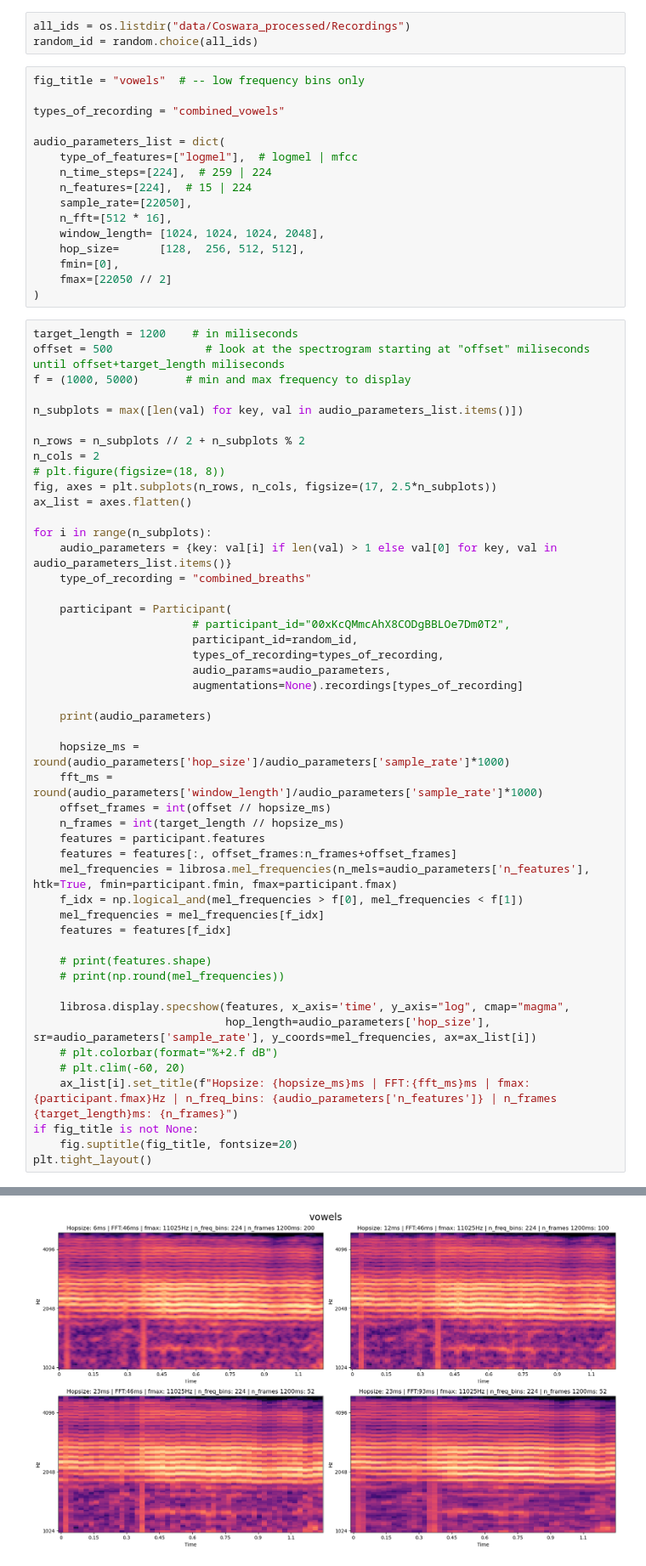
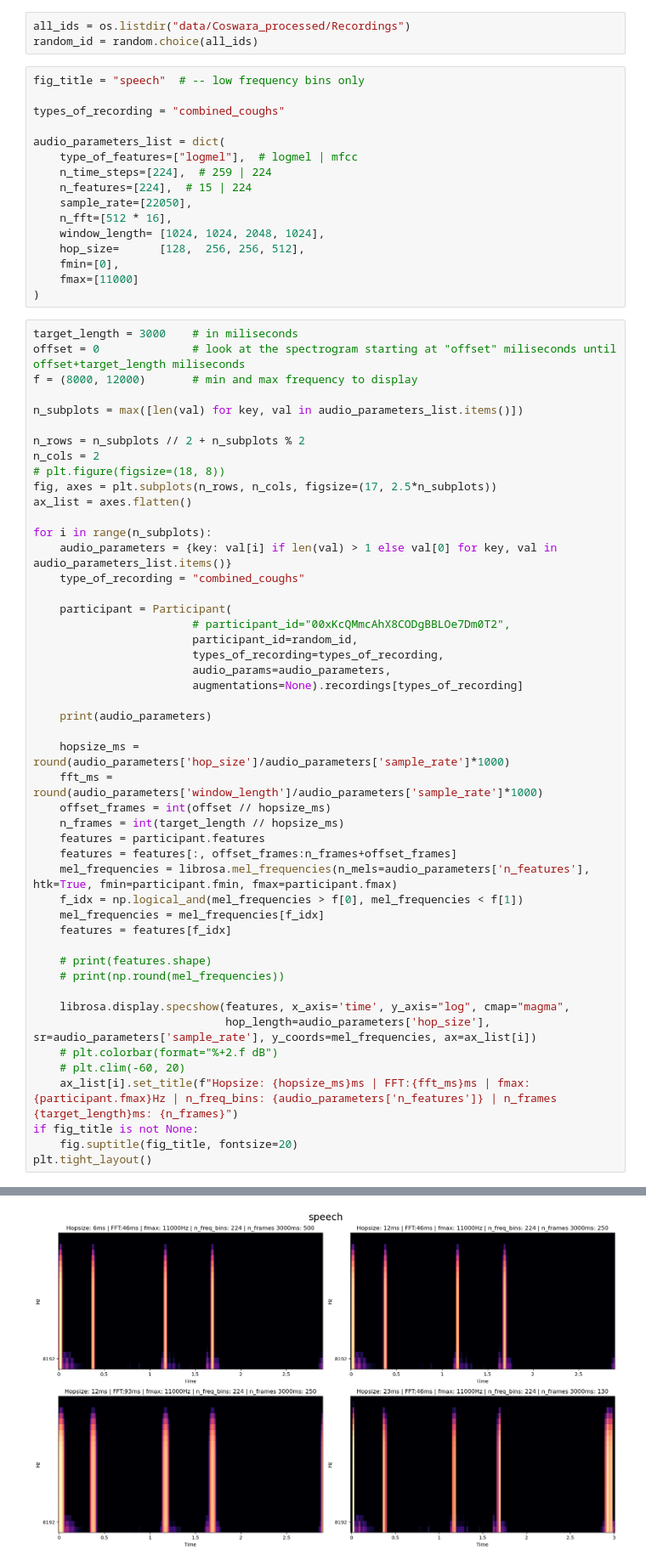
Before and after one commit to MichaelReiter94/acoustic_covid_detection, a Jupyter notebook: python/Jupyter_Notebooks/frequency and time resolution analysis.ipynb, the cells around one changed output, grey strips where cells are left out. Shown at 85% size. Cells and saved outputs as stored; diff of their text form.

```diff
--- a/python/Jupyter_Notebooks/frequency and time resolution analysis.ipynb
+++ b/python/Jupyter_Notebooks/frequency and time resolution analysis.ipynb
@@ -20,9 +20,9 @@ D:\Archiv\Studium\Master\6.-Semester\Masters_Thesis\Git\acoustic_covid_detection
 all_ids = os.listdir("data/Coswara_processed/Recordings")
 random_id = random.choice(all_ids)
 # %%
-fig_title = "vowels"  # -- low frequency bins only
+fig_title = "speech"  # -- low frequency bins only
 
-types_of_recording = "combined_vowels"
+types_of_recording = "combined_coughs"
 
 audio_parameters_list = dict(
     type_of_features=["logmel"],  # logmel | mfcc
@@ -30,15 +30,15 @@ audio_parameters_list = dict(
     n_features=[224],  # 15 | 224
     sample_rate=[22050],
     n_fft=[512 * 16],
-    window_length= [1024, 1024, 1024, 2048],
-    hop_size=      [128,  256, 512, 512],
+    window_length= [1024, 1024, 2048, 1024],
+    hop_size=      [128,  256, 256, 512],
     fmin=[0],
-    fmax=[22050 // 2]
+    fmax=[11000]
 )
 # %%
-target_length = 1200    # in miliseconds
-offset = 500              # look at the spectrogram starting at "offset" miliseconds until offset+target_length miliseconds
-f = (1000, 5000)       # min and max frequency to display
+target_length = 3000    # in miliseconds
+offset = 0              # look at the spectrogram starting at "offset" miliseconds until offset+target_length miliseconds
+f = (8000, 12000)       # min and max frequency to display
 
 n_subplots = max([len(val) for key, val in audio_parameters_list.items()])
 
@@ -50,7 +50,7 @@ ax_list = axes.flatten()
 
 for i in range(n_subplots):
     audio_parameters = {key: val[i] if len(val) > 1 else val[0] for key, val in audio_parameters_list.items()}
-    type_of_recording = "combined_breaths"
+    type_of_recording = "combined_coughs"
 
     participant = Participant(
                         # participant_id="00xKcQMmcAhX8CODgBBLOe7Dm0T2",
@@ -95 +95 @@ Duration of the Recording: 12.12
-[figure, old version]
+[figure, new version]
```
Also changed, not shown: parts of 3 cells of this notebook, 10 other files.
